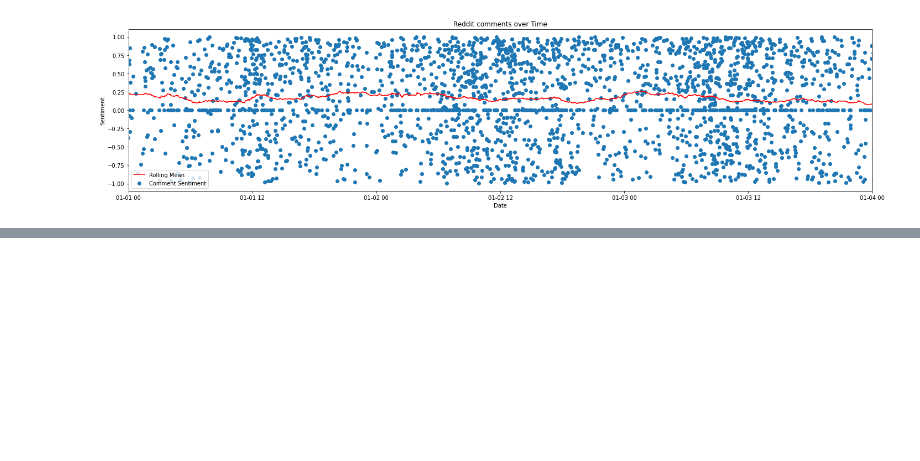
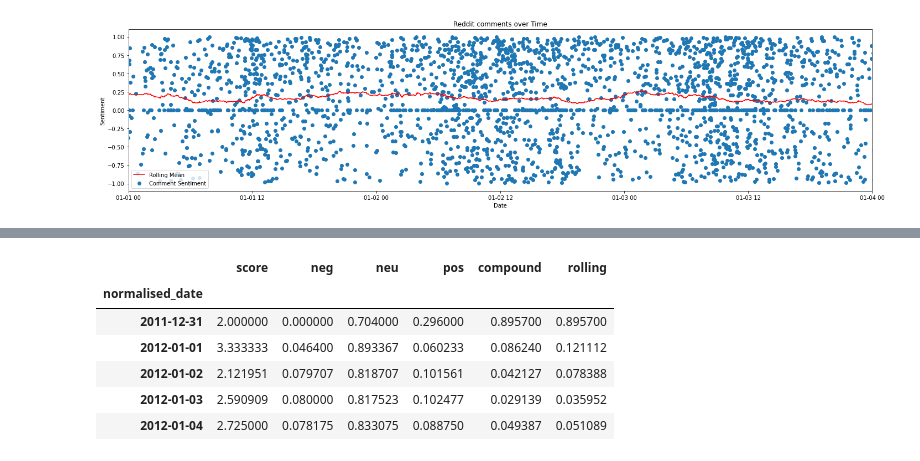
Before and after one commit to cryptobootcamp/crypto, a Jupyter notebook: redditScraper.ipynb, the cells around one changed output, grey strips where cells are left out. Saved outputs shown, nothing was run; the diff lists cells and outputs as text; code cells hidden in the pictures; blank space fills up the shorter version.

```diff
--- a/redditScraper.ipynb
+++ b/redditScraper.ipynb
@@ -251,0 +280,10 @@ df.to_csv('Resources/reddit_comments.csv', index=False)
+# %%
+aggregated_df.head()
+# %% [output]
+|  | score | neg | neu | pos | compound | rolling |
+| normalised_date |  |  |  |  |  |  |
+| 2011-12-31 | 2.000000 | 0.000000 | 0.704000 | 0.296000 | 0.895700 | 0.895700 |
+| 2012-01-01 | 3.333333 | 0.046400 | 0.893367 | 0.060233 | 0.086240 | 0.121112 |
+| 2012-01-02 | 2.121951 | 0.079707 | 0.818707 | 0.101561 | 0.042127 | 0.078388 |
+| 2012-01-03 | 2.590909 | 0.080000 | 0.817523 | 0.102477 | 0.029139 | 0.035952 |
+| 2012-01-04 | 2.725000 | 0.078175 | 0.833075 | 0.088750 | 0.049387 | 0.051089 |
```
Also changed, not shown: parts of 15 cells of this notebook.
